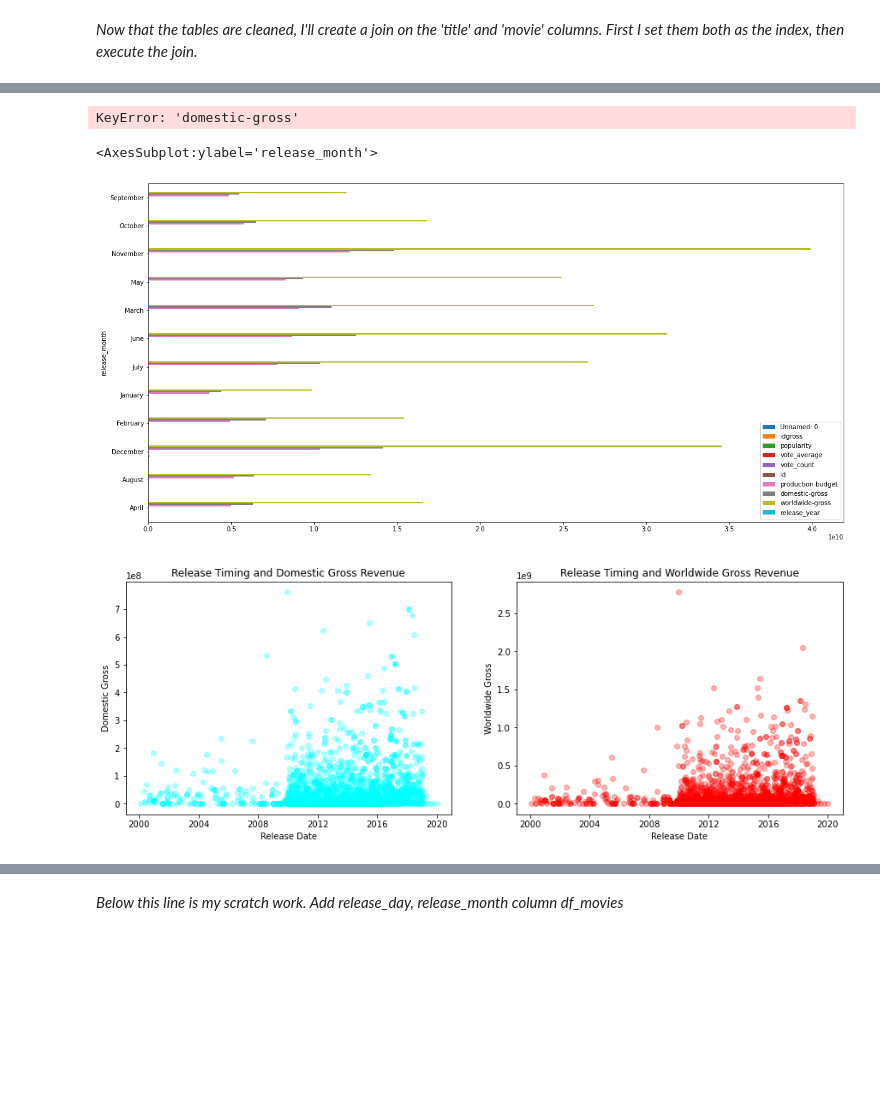
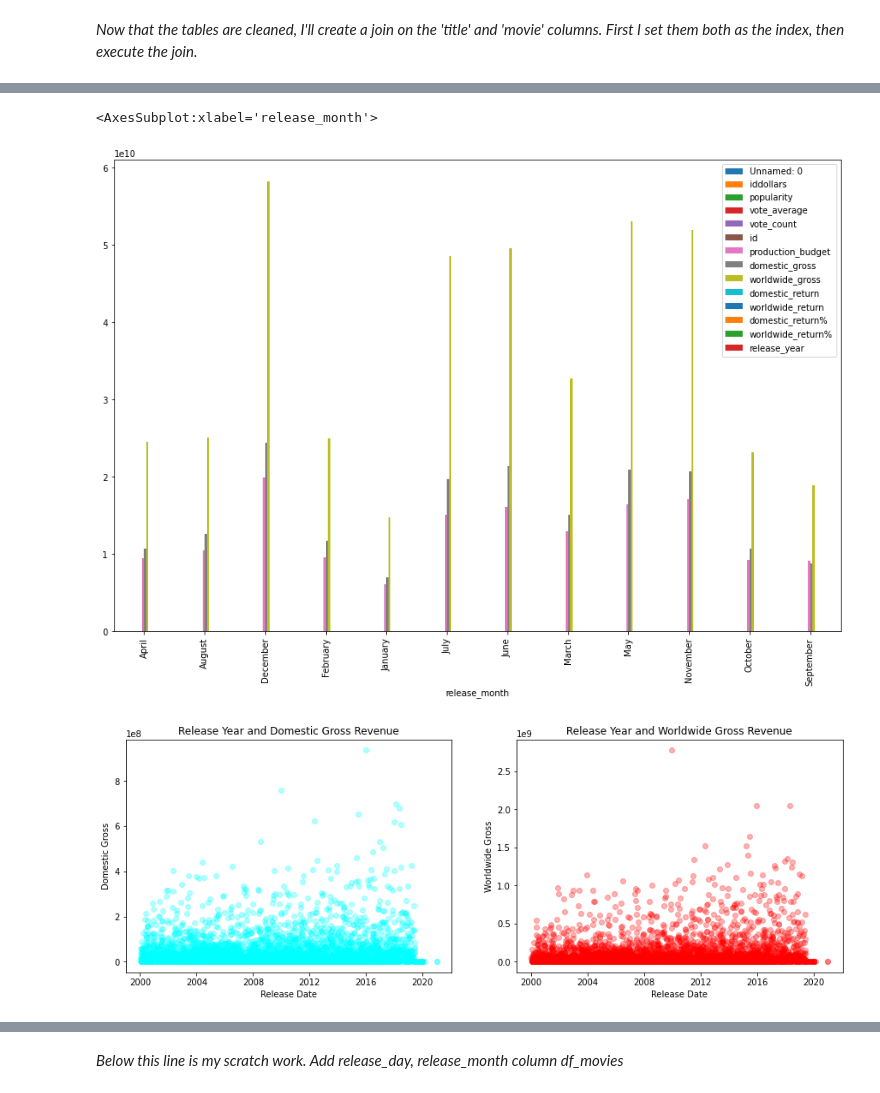
Before and after one commit to halemade/film_recommendations, a Jupyter notebook: release_and_ROI.ipynb, the cells around one changed output, grey strips where cells are left out. Drawn from its saved outputs; the diff is of its cells as text; code cells hidden in the pictures; blank space fills up the shorter version.

```diff
--- a/release_and_ROI.ipynb
+++ b/release_and_ROI.ipynb
@@ -33,8 +33,8 @@ def dollar_to_number(value):
 df_dollars['production_budget'] = df_dollars['production_budget'].map(lambda x: dollar_to_number(x))
 df_dollars['domestic_gross'] = df_dollars['domestic_gross'].map(lambda x: dollar_to_number(x))
 df_dollars['worldwide_gross'] = df_dollars['worldwide_gross'].map(lambda x: dollar_to_number(x))
-df_dollars['domestic_return'] = df_dollars['domestic_gross']/df_dollars['production_budget']
-df_dollars['worldwide_return'] = df_dollars['worldwide_gross']/df_dollars['production_budget']
+df_dollars['domestic_return%'] = ((df_dollars['domestic_gross']-df_dollars['production_budget'])/df_dollars['production_budget'])*100
+df_dollars['worldwide_return%'] = ((df_dollars['worldwide_gross']-df_dollars['production_budget'])/df_dollars['production_budget'])*100
 # %%
 df_dollars.head()
 # %% [output]
@@ -48,13 +47,13 @@ df_dollars.head()
 # %% [markdown]
 *Now that the tables are cleaned, I'll create a join on the 'title' and 'movie' columns. First I set them both as the index, then execute the join.*
 # %%
-joined_df = df_mov.join(df_dollars,how='inner',lsuffix = 'dollars')
+joined_df = df_movies.join(df_dollars,how='inner',lsuffix = 'dollars')
 joined_df['release_year'] = joined_df['release_date'].dt.year.astype(int)
 recent_movies_df = joined_df[joined_df['release_year'] > 1999].copy()
 recent_movies_df['release_date'] = pd.to_datetime(recent_movies_df['release_date'])
 recent_movies_df['release_day'] = recent_movies_df['release_date'].dt.day_name()
 recent_movies_df['release_month'] = recent_movies_df['release_date'].dt.month_name()
-df_genres = joined_df.copy().drop(['iddollars','Unnamed: 0','original_language','popularity','release_datedollars','vote_average','vote_count','id'],axis=1)
+df_genres = recent_movies_df.copy().drop(['iddollars','Unnamed: 0','original_language','popularity','release_datedollars','vote_average','vote_count','id'],axis=1)
 df_genres.to_csv('genres_df.csv',index=True)
 df_genres.head()
 # %% [output]
@@ -62,7 +65,0 @@ AttributeError: Can only use .dt accessor with datetimelike values
-# %%
-by_month = recent_movies_df.groupby('release_month').sum()
-by_month['domestic_return'] = by_month['domestic-gross']/by_month['production-budget']
-by_month['worldwide_return'] = by_month['worldwide-gross']/by_month['production-budget']
-by_month.drop(['id','idgross','Unnamed: 0','popularity'],axis=1)
-# %% [output]
-KeyError: 'domestic-gross'
@@ -69,32 +68,32 @@ KeyError: 'domestic-gross'
 # %%
-recent_movies_df.groupby('release_month').sum().plot(figsize=(20,10),kind='barh')
+recent_movies_df.groupby('release_month').sum().plot(figsize=(15,10),kind='bar')
 # %% [output]
-<AxesSubplot:ylabel='release_month'>
+<AxesSubplot:xlabel='release_month'>
-[figure, old version]
+[figure, new version]
 # %%
 fig, (ax1, ax2) = plt.subplots(ncols=2, figsize=(15, 5))
 ax1.scatter(
     x=recent_movies_df["release_date"],
-    y=recent_movies_df["domestic-gross"],
+    y=recent_movies_df["domestic_gross"],
     alpha=0.3,
     color='cyan'
 )
 
 ax1.set_xlabel("Release Date")
 ax1.set_ylabel("Domestic Gross")
-ax1.set_title("Release Timing and Domestic Gross Revenue")
+ax1.set_title("Release Year and Domestic Gross Revenue")
 
 ax2.scatter(
     x=recent_movies_df["release_date"],
-    y=recent_movies_df["worldwide-gross"],
+    y=recent_movies_df["worldwide_gross"],
     alpha=0.3,
     color='red'
 )
 
 ax2.set_xlabel("Release Date")
 ax2.set_ylabel("Worldwide Gross")
-ax2.set_title("Release Timing and Worldwide Gross Revenue");
+ax2.set_title("Release Year and Worldwide Gross Revenue");
 # %% [output]
-[figure, old version]
+[figure, new version]
 # %%
 fig, (ax1, ax2) = plt.subplots(ncols=2, figsize=(20, 10))
```
Also changed, not shown: parts of 5 cells of this notebook, 2 other files.
